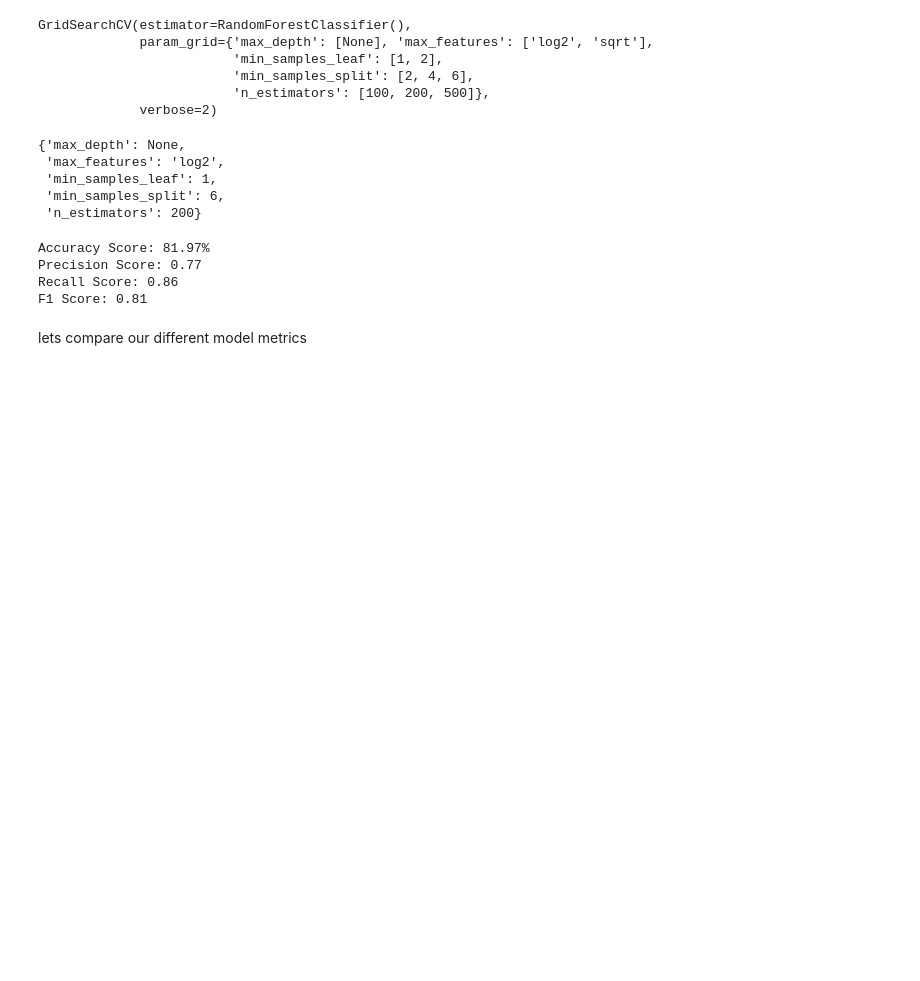
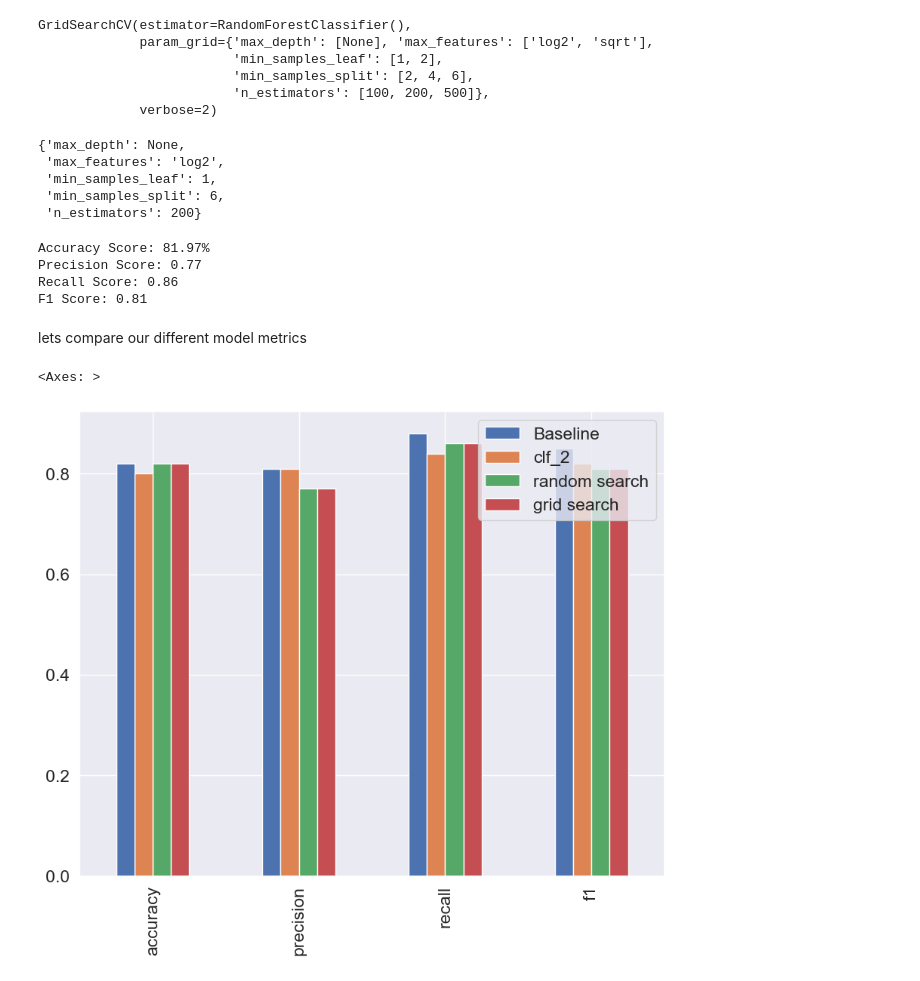
Before and after one commit to thesubodh1/Machine-Learning, a Jupyter notebook: scikit-learn-intro.ipynb, the cells around one changed output. Cells and saved outputs as stored; diff of their text form; code cells hidden in the pictures; blank space fills up the shorter version.

```diff
--- a/scikit-learn-intro.ipynb
+++ b/scikit-learn-intro.ipynb
@@ -2071,5 +2071,10 @@ lets compare our different model metrics
 # %%
 compare_metrics = pd.DataFrame({"Baseline":baseline_metrics,
                                "clf_2":clf2_metrics,
                                "random search":rs_metric,
-                               })
+                               "grid search":gs_metris})
+
+compare_metrics.plot.bar(figsize=(10,8))
+# %% [output]
+<Axes: >
+[figure, added]
```
Also changed, not shown: parts of 9 cells of this notebook.
